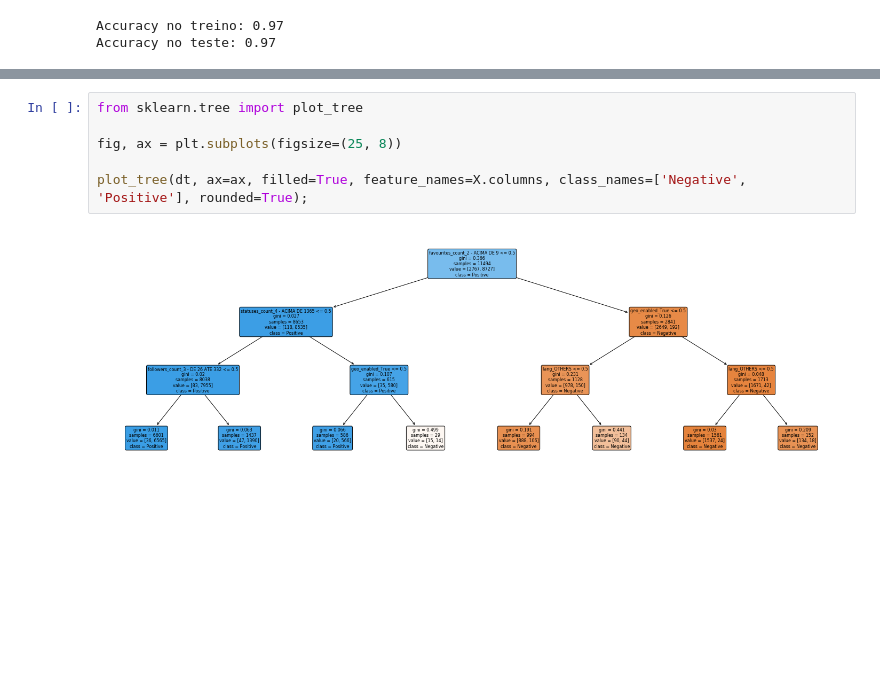
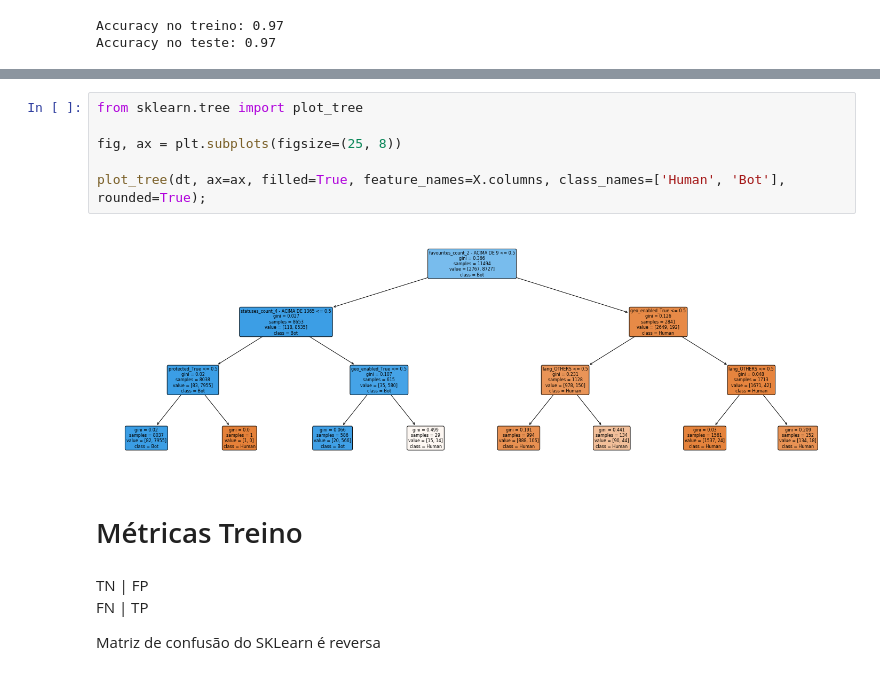
Before and after one commit to fdaleffi/tcc, a Jupyter notebook: codigo entrega 2/Decision_Tree.ipynb, the cells around one changed output, grey strips where cells are left out. Saved outputs shown, nothing was run; the diff lists cells and outputs as text; blank space fills up the shorter version.

```diff
--- a/codigo entrega 2/Decision_Tree.ipynb
+++ b/codigo entrega 2/Decision_Tree.ipynb
@@ -203,8 +203,15 @@ df_feature_importances.sort_values(by = 'feature_importances', ascending=False).
 # %%
 from sklearn.tree import plot_tree
 
 fig, ax = plt.subplots(figsize=(25, 8))
 
-plot_tree(dt, ax=ax, filled=True, feature_names=X.columns, class_names=['Negative', 'Positive'], rounded=True);
+plot_tree(dt, ax=ax, filled=True, feature_names=X.columns, class_names=['Human', 'Bot'], rounded=True);
 # %% [output]
-[figure, old version]
+[figure, new version]
+# %% [markdown]
+# Métricas Treino
+# %% [markdown]
+TN | FP <br>
+FN | TP
+
+Matriz de confusão do SKLearn é reversa
```
Also changed, not shown: parts of 7 cells of this notebook, 2 other files.
